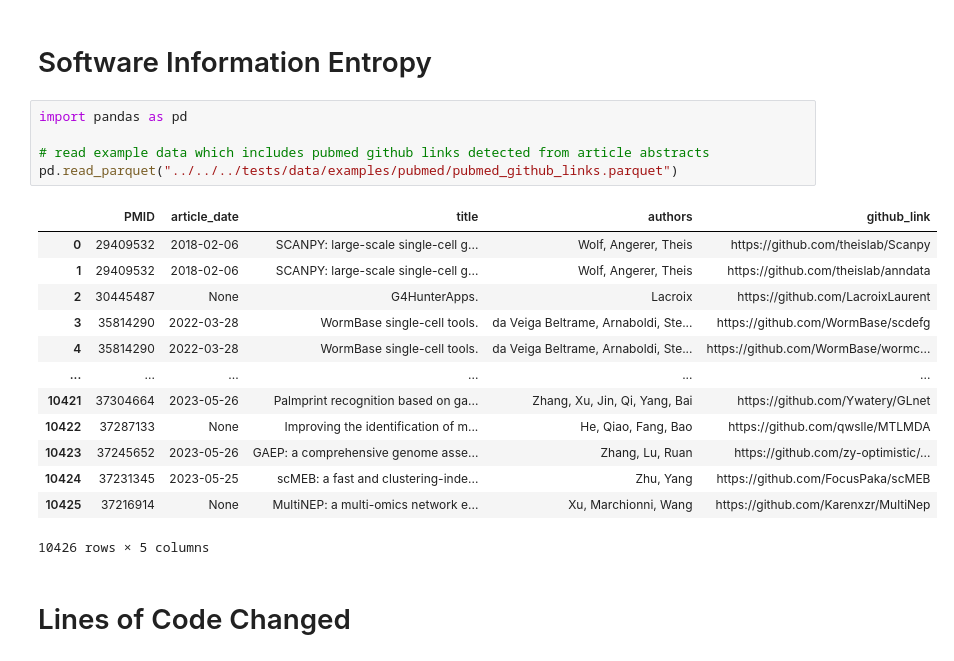
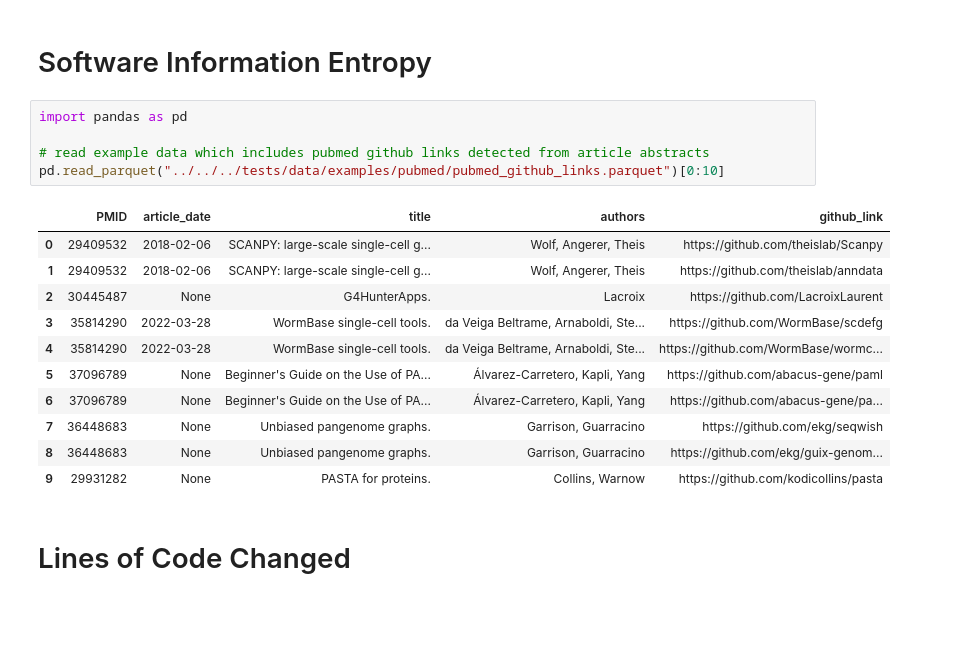
Before and after one commit to software-gardening/almanack, a Jupyter notebook: src/book/verdant-sundial/software-information-entropy.ipynb, the cells around one changed output. Drawn from its saved outputs; the diff is of its cells as text; blank space fills up the shorter version.

```diff
--- a/src/book/verdant-sundial/software-information-entropy.ipynb
+++ b/src/book/verdant-sundial/software-information-entropy.ipynb
@@ -3,22 +3,20 @@
 # %%
 import pandas as pd
 
 # read example data which includes pubmed github links detected from article abstracts
-pd.read_parquet("../../../tests/data/examples/pubmed/pubmed_github_links.parquet")
+pd.read_parquet("../../../tests/data/examples/pubmed/pubmed_github_links.parquet")[0:10]
 # %% [output]
 |  | PMID | article_date | title | authors | github_link |
 | 0 | 29409532 | 2018-02-06 | SCANPY: large-scale single-cell g... | Wolf, Angerer, Theis | https://github.com/theislab/Scanpy |
 | 1 | 29409532 | 2018-02-06 | SCANPY: large-scale single-cell g... | Wolf, Angerer, Theis | https://github.com/theislab/anndata |
 | 2 | 30445487 | None | G4HunterApps. | Lacroix | https://github.com/LacroixLaurent |
 | 3 | 35814290 | 2022-03-28 | WormBase single-cell tools. | da Veiga Beltrame, Arnaboldi, Ste... | https://github.com/WormBase/scdefg |
 | 4 | 35814290 | 2022-03-28 | WormBase single-cell tools. | da Veiga Beltrame, Arnaboldi, Ste... | https://github.com/WormBase/wormc... |
-| ... | ... | ... | ... | ... | ... |
-| 10421 | 37304664 | 2023-05-26 | Palmprint recognition based on ga... | Zhang, Xu, Jin, Qi, Yang, Bai | https://github.com/Ywatery/GLnet |
-| 10422 | 37287133 | None | Improving the identification of m... | He, Qiao, Fang, Bao | https://github.com/qwslle/MTLMDA |
-| 10423 | 37245652 | 2023-05-26 | GAEP: a comprehensive genome asse... | Zhang, Lu, Ruan | https://github.com/zy-optimistic/... |
-| 10424 | 37231345 | 2023-05-25 | scMEB: a fast and clustering-inde... | Zhu, Yang | https://github.com/FocusPaka/scMEB |
-| 10425 | 37216914 | None | MultiNEP: a multi-omics network e... | Xu, Marchionni, Wang | https://github.com/Karenxzr/MultiNep |
+| 5 | 37096789 | None | Beginner's Guide on the Use of PA... | Álvarez-Carretero, Kapli, Yang | https://github.com/abacus-gene/paml |
+| 6 | 37096789 | None | Beginner's Guide on the Use of PA... | Álvarez-Carretero, Kapli, Yang | https://github.com/abacus-gene/pa... |
+| 7 | 36448683 | None | Unbiased pangenome graphs. | Garrison, Guarracino | https://github.com/ekg/seqwish |
+| 8 | 36448683 | None | Unbiased pangenome graphs. | Garrison, Guarracino | https://github.com/ekg/guix-genom... |
+| 9 | 29931282 | None | PASTA for proteins. | Collins, Warnow | https://github.com/kodicollins/pasta |
-10426 rows × 5 columns
 # %% [markdown]
 # Lines of Code Changed
 # %%
```
Also changed, not shown: parts of 4 cells of this notebook.
